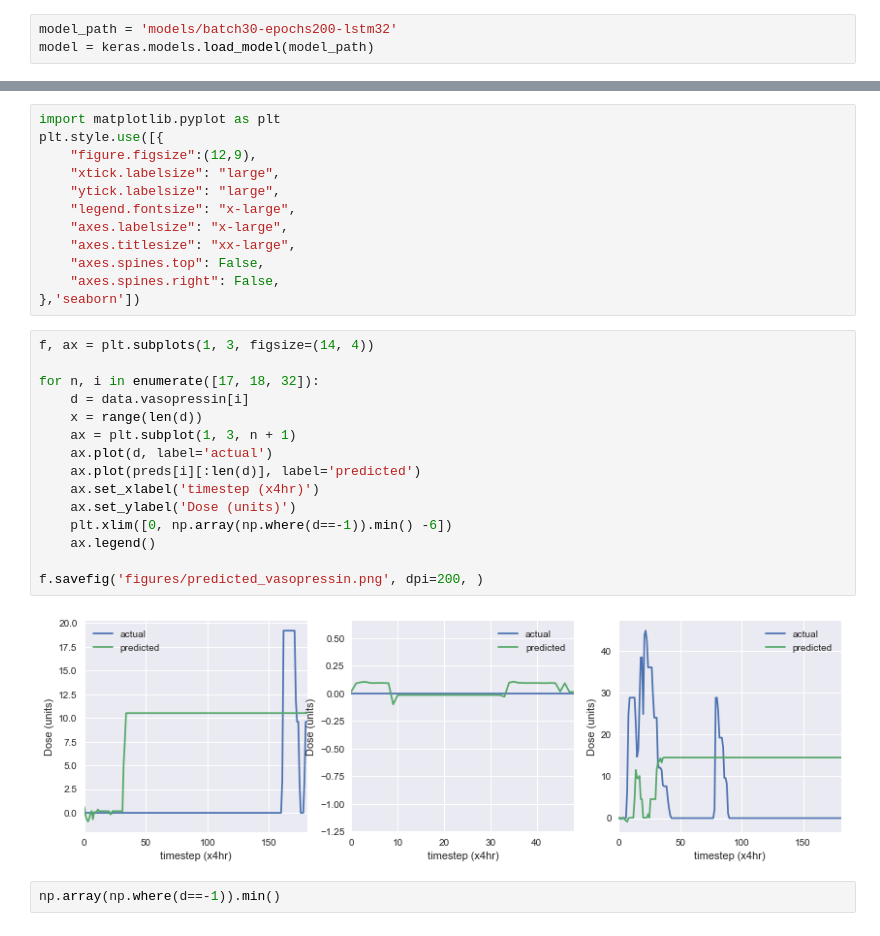
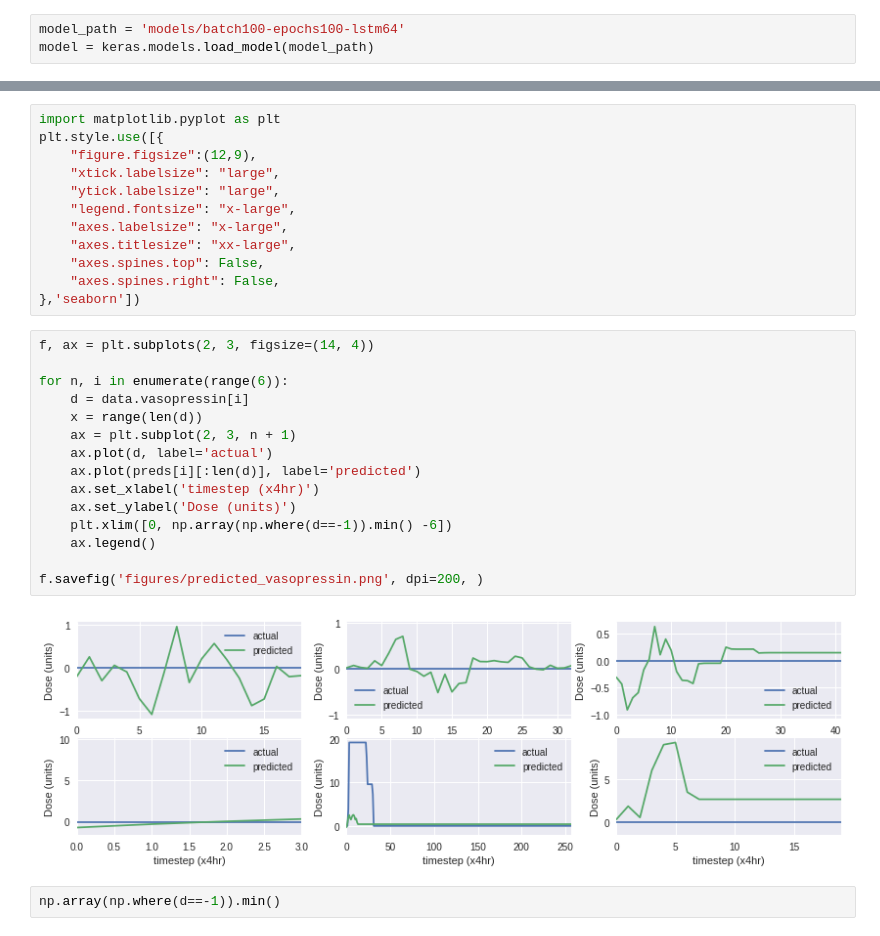
Before and after one commit to Ian-Mint/treatment_recommender, a Jupyter notebook: evaluate_model.ipynb, the cells around one changed output, grey strips where cells are left out. Drawn from its saved outputs; the diff is of its cells as text.

```diff
--- a/evaluate_model.ipynb
+++ b/evaluate_model.ipynb
@@ -4,5 +6,5 @@ import numpy as np
 # %%
-model_path = 'models/batch30-epochs200-lstm32'
+model_path = 'models/batch100-epochs100-lstm64'
 model = keras.models.load_model(model_path)
 # %%
 from data_loader import Data
@@ -31,21 +33,21 @@ plt.style.use([{
     "axes.spines.right": False,
 },'seaborn'])
 # %%
-f, ax = plt.subplots(1, 3, figsize=(14, 4))
+f, ax = plt.subplots(2, 3, figsize=(14, 4))
 
-for n, i in enumerate([17, 18, 32]):
+for n, i in enumerate(range(6)):
     d = data.vasopressin[i]
     x = range(len(d))
-    ax = plt.subplot(1, 3, n + 1)
+    ax = plt.subplot(2, 3, n + 1)
     ax.plot(d, label='actual')
     ax.plot(preds[i][:len(d)], label='predicted')
     ax.set_xlabel('timestep (x4hr)')
     ax.set_ylabel('Dose (units)')
     plt.xlim([0, np.array(np.where(d==-1)).min() -6])
     ax.legend()
 
 f.savefig('figures/predicted_vasopressin.png', dpi=200, )
 # %% [output]
-[figure, old version]
+[figure, new version]
 # %%
 np.array(np.where(d==-1)).min()
```
Also changed, not shown: parts of 2 cells of this notebook, 3 other files.
